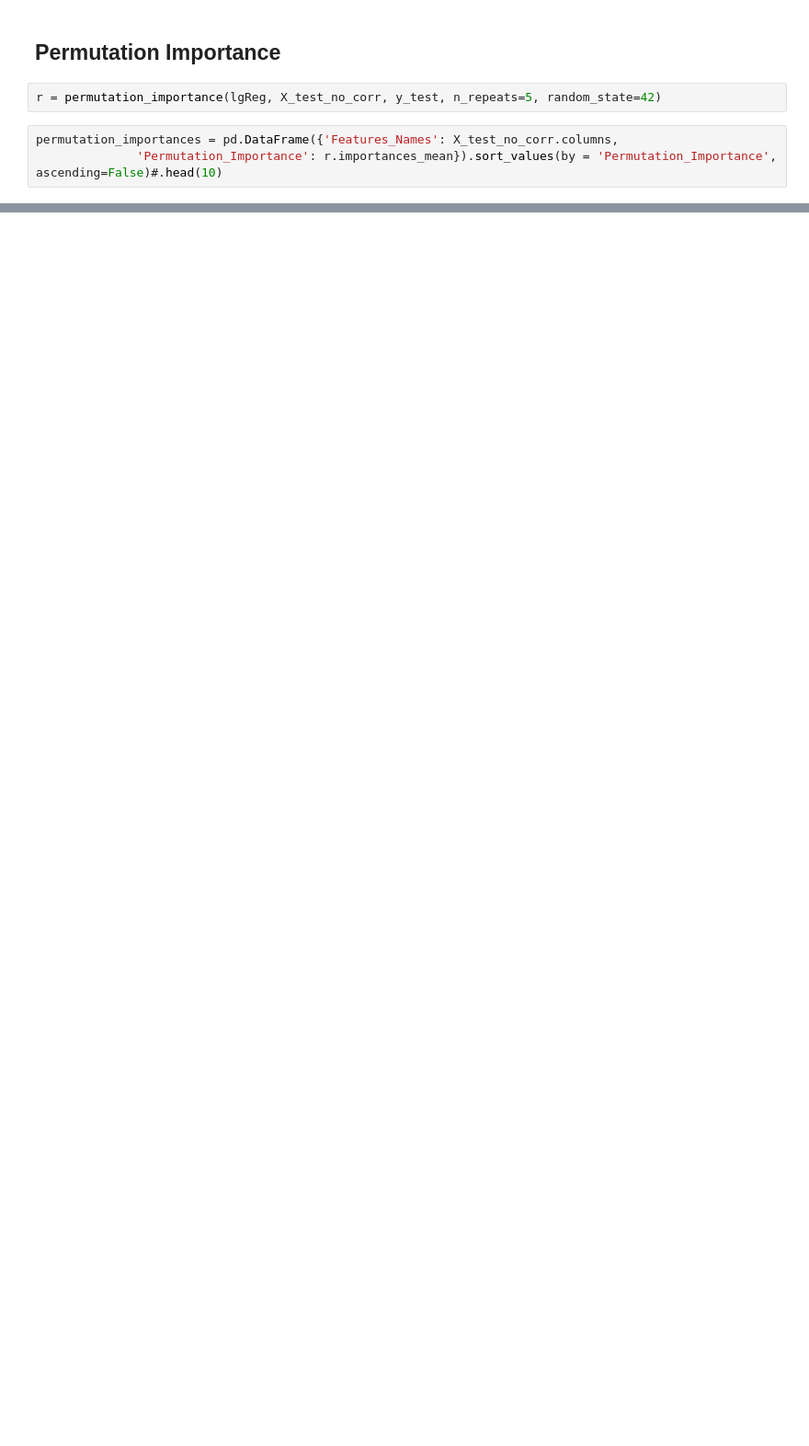
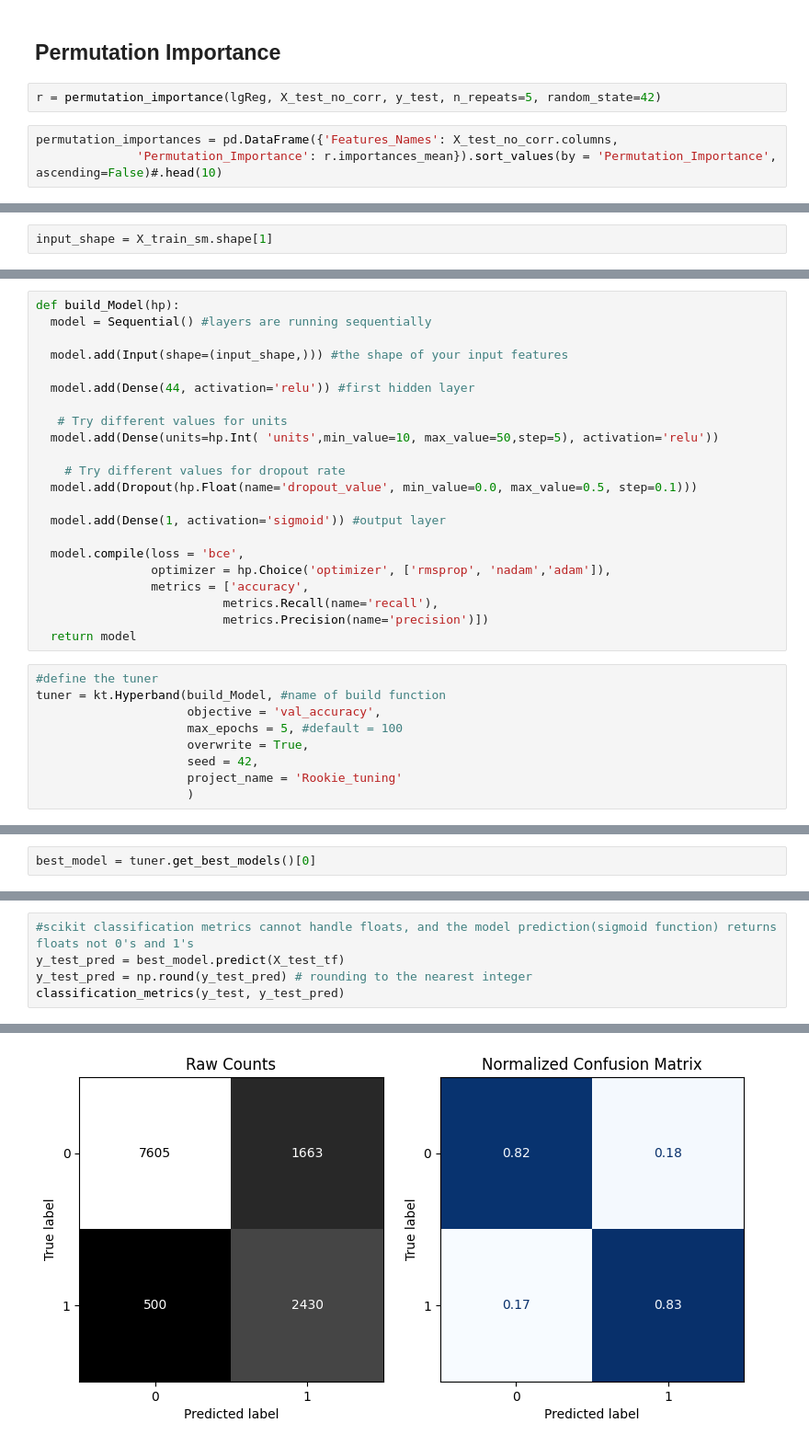
Before and after one commit to SuheirJammal/Adult_Income_Prediction_Analysis, a Jupyter notebook: Adult_Income_Analysis_Prediction.ipynb, the cells around one changed output, grey strips where cells are left out. Shown at 92% size. Drawn from its saved outputs; the diff is of its cells as text; blank space fills up the shorter version.

```diff
--- a/Adult_Income_Analysis_Prediction.ipynb
+++ b/Adult_Income_Analysis_Prediction.ipynb
@@ -1071,0 +1176,2 @@ warnings.filterwarnings('ignore')
+# %%
+input_shape = X_train_sm.shape[1]
@@ -1071,0 +1254,31 @@ warnings.filterwarnings('ignore')
+# %%
+def build_Model(hp):
+  model = Sequential() #layers are running sequentially
+
+  model.add(Input(shape=(input_shape,))) #the shape of your input features
+
+  model.add(Dense(44, activation='relu')) #first hidden layer
+
+   # Try different values for units
+  model.add(Dense(units=hp.Int( 'units',min_value=10, max_value=50,step=5), activation='relu'))
+
+    # Try different values for dropout rate
+  model.add(Dropout(hp.Float(name='dropout_value', min_value=0.0, max_value=0.5, step=0.1)))
+
+  model.add(Dense(1, activation='sigmoid')) #output layer
+
+  model.compile(loss = 'bce',
+                optimizer = hp.Choice('optimizer', ['rmsprop', 'nadam','adam']),
+                metrics = ['accuracy',
+                          metrics.Recall(name='recall'),
+                          metrics.Precision(name='precision')])
+  return model
+# %%
+#define the tuner
+tuner = kt.Hyperband(build_Model, #name of build function
+                     objective = 'val_accuracy',
+                     max_epochs = 5, #default = 100
+                     overwrite = True,
+                     seed = 42,
+                     project_name = 'Rookie_tuning'
+                     )
@@ -1071,0 +1300,2 @@ warnings.filterwarnings('ignore')
+# %%
+best_model = tuner.get_best_models()[0]
@@ -1071,0 +1304,6 @@ warnings.filterwarnings('ignore')
+# %%
+#scikit classification metrics cannot handle floats, and the model prediction(sigmoid function) returns floats not 0's and 1's
+y_test_pred = best_model.predict(X_test_tf)
+y_test_pred = np.round(y_test_pred) # rounding to the nearest integer
+classification_metrics(y_test, y_test_pred)
+# %% [output]
@@ -1071,0 +1322 @@ warnings.filterwarnings('ignore')
+[figure, added]
```
Also changed, not shown: parts of 29 cells of this notebook.
